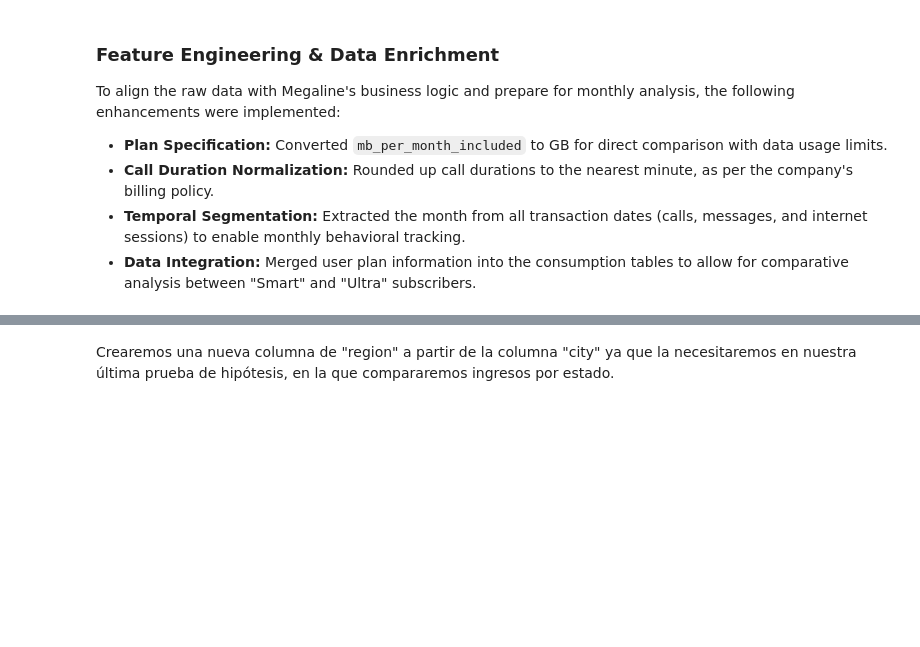
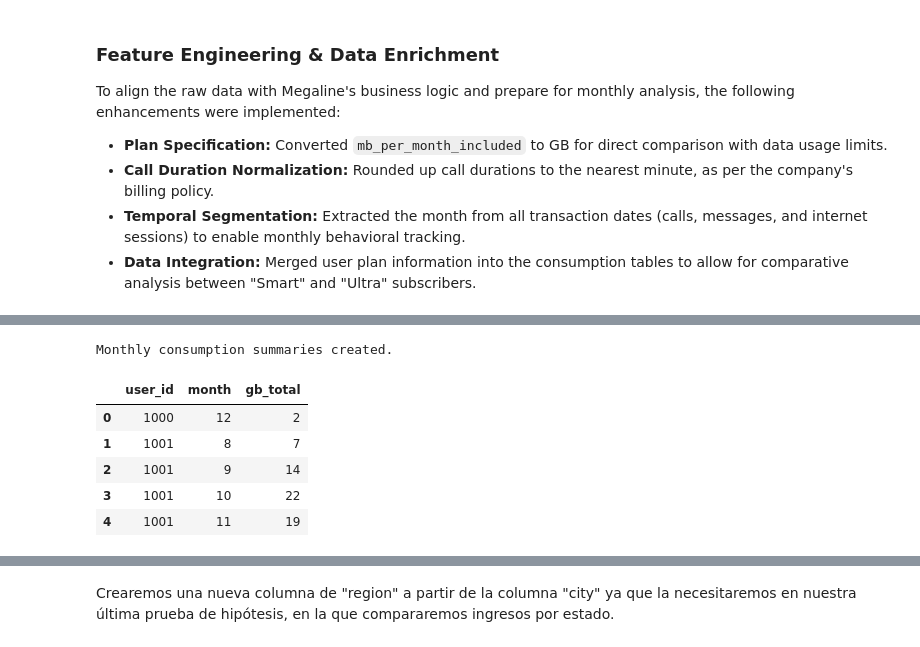
Before and after one commit to fiorellatrigo/estudio_clientes_telefonia, a Jupyter notebook: notebooks/megaline_consumer_behavior_analysis.ipynb, the cells around one changed output, grey strips where cells are left out. Saved outputs shown, nothing was run; the diff lists cells and outputs as text; code cells hidden in the pictures; blank space fills up the shorter version.

```diff
--- a/notebooks/megaline_consumer_behavior_analysis.ipynb
+++ b/notebooks/megaline_consumer_behavior_analysis.ipynb
@@ -301,0 +138,12 @@ monthly_data = monthly_data.merge(df_plans,
+# %%
+# Displaying first results for verification
+print("Monthly consumption summaries created.")
+display(gb_per_user_month.head())
+# %% [output]
+Monthly consumption summaries created.
+|  | user_id | month | gb_total |
+| 0 | 1000 | 12 | 2 |
+| 1 | 1001 | 8 | 7 |
+| 2 | 1001 | 9 | 14 |
+| 3 | 1001 | 10 | 22 |
+| 4 | 1001 | 11 | 19 |
```
Also changed, not shown: parts of 20 cells of this notebook.
